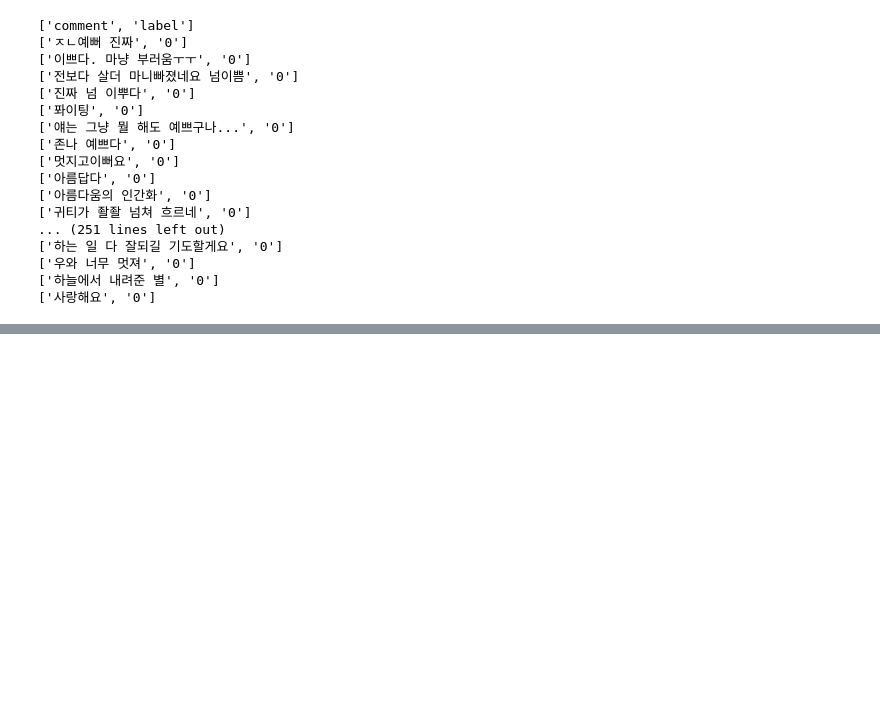
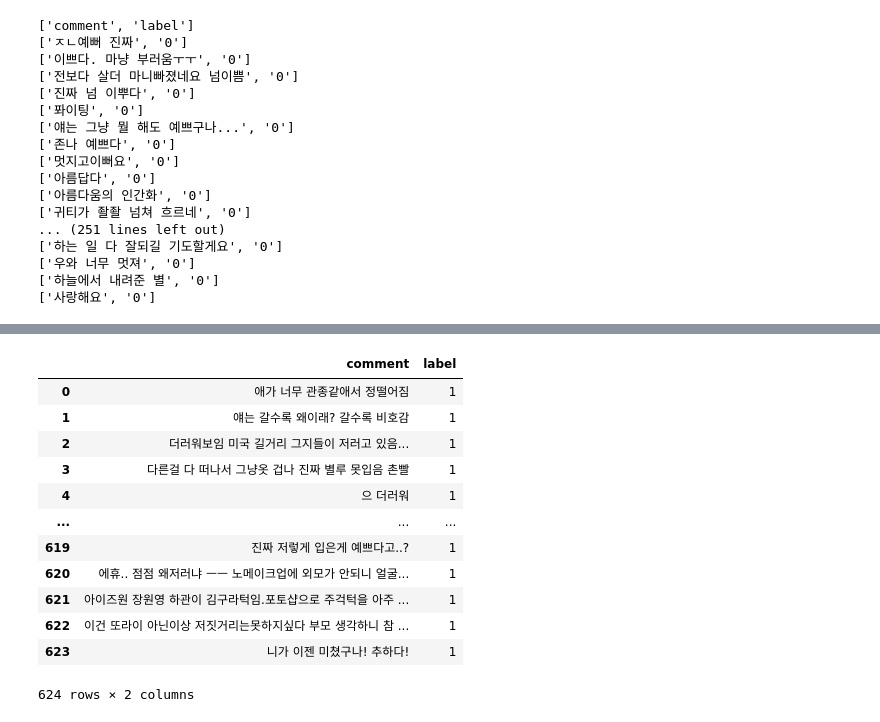
Before and after one commit to sooyeon-go/grad_project, a Jupyter notebook: comment_crawling_r/comment_csv.ipynb, the cells around one changed output, grey strips where cells are left out. Saved outputs shown, nothing was run; the diff lists cells and outputs as text; code cells hidden in the pictures; blank space fills up the shorter version.

```diff
--- a/comment_crawling_r/comment_csv.ipynb
+++ b/comment_crawling_r/comment_csv.ipynb
@@ -537,0 +593,17 @@ dic10
+# %%
+dic11 = pd.read_csv('n_comment8_csv.csv',encoding = 'cp949')
+dic11
+# %% [output]
+|  | comment | label |
+| 0 | 애가 너무 관종같애서 정떨어짐 | 1 |
+| 1 | 얘는 갈수록 왜이래? 갈수록 비호감 | 1 |
+| 2 | 더러워보임 미국 길거리 그지들이 저러고 있음... | 1 |
+| 3 | 다른걸 다 떠나서 그냥옷 겁나 진짜 별루 못입음 촌빨 | 1 |
+| 4 | 으 더러워 | 1 |
+| ... | ... | ... |
+| 619 | 진짜 저렇게 입은게 예쁘다고..? | 1 |
+| 620 | 에휴.. 점점 왜저러냐 ㅡㅡ 노메이크업에 외모가 안되니 얼굴... | 1 |
+| 621 | 아이즈원 장원영 하관이 김구라턱임.포토샵으로 주걱턱을 아주 ... | 1 |
+| 622 | 이건 또라이 아닌이상 저짓거리는못하지싶다 부모 생각하니 참 ... | 1 |
+| 623 | 니가 이젠 미쳤구나! 추하다! | 1 |
+624 rows × 2 columns
```
Also changed, not shown: parts of 4 cells of this notebook.
